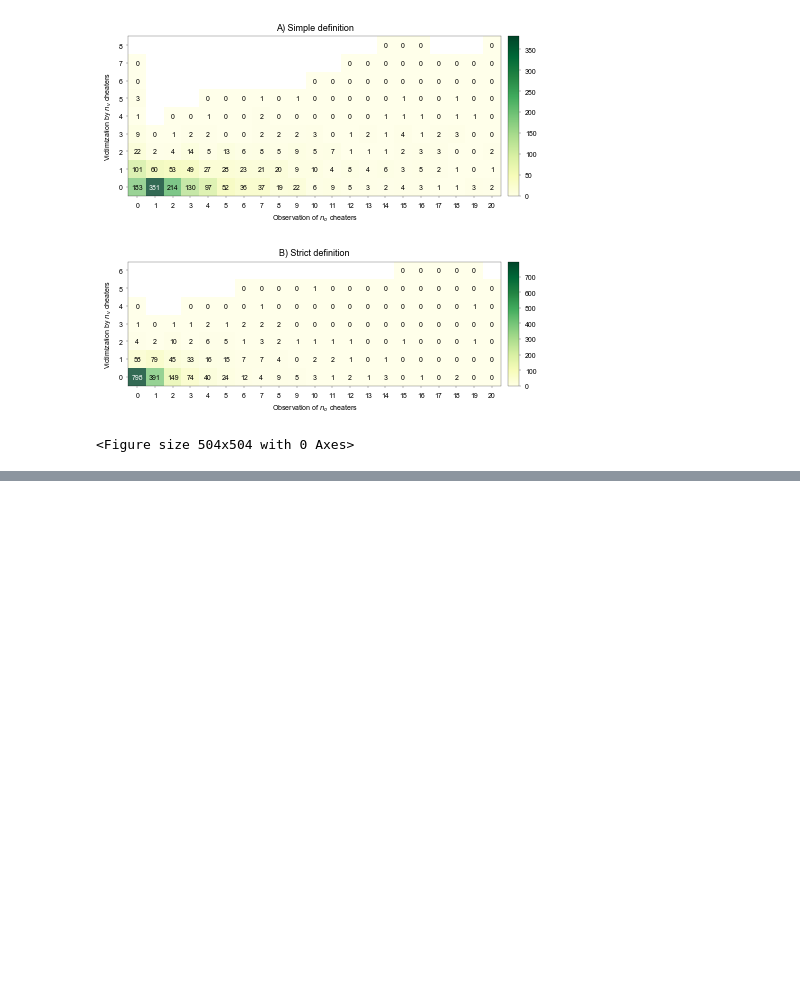
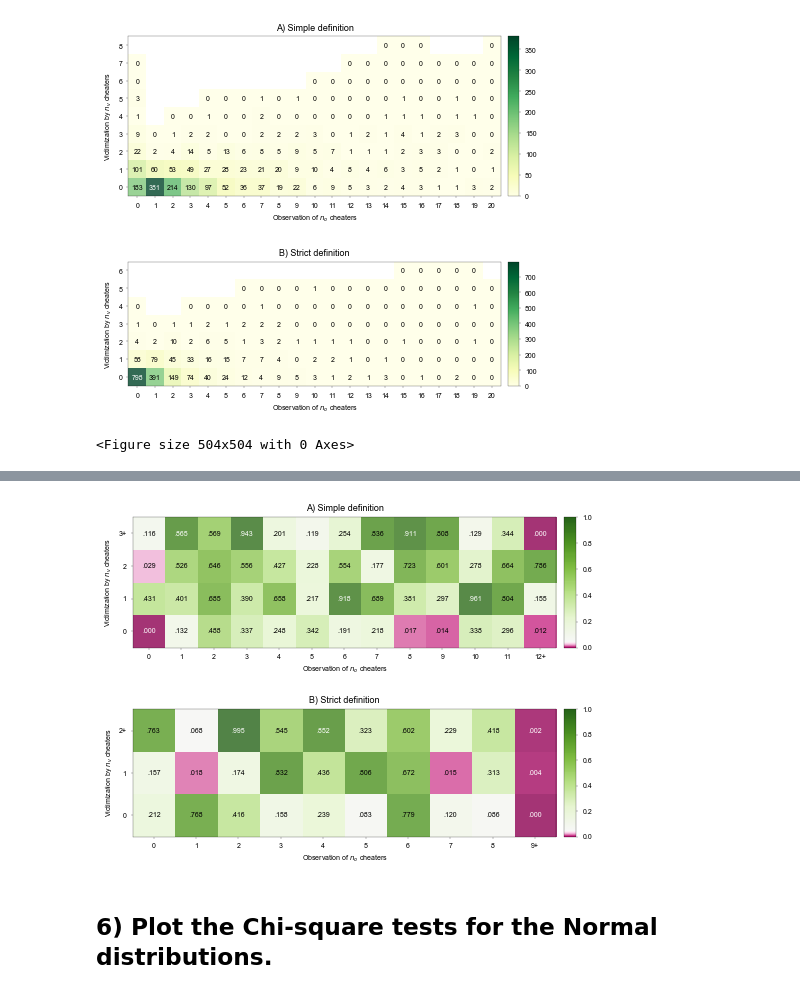
Before and after one commit to social-research/cheating, a Jupyter notebook: 08-heatmap-visualization.ipynb, the cells around one changed output, grey strips where cells are left out. Saved outputs shown, nothing was run; the diff lists cells and outputs as text; code cells hidden in the pictures; blank space fills up the shorter version.

Commit message:
Perform chi-squared tests

```diff
--- a/08-heatmap-visualization.ipynb
+++ b/08-heatmap-visualization.ipynb
@@ -640,0 +622,8 @@ fig.savefig('figs/freq.png')
+# %%
+simple_data = pd.read_csv('data/chi_sq/RO_RE_chi_sq_poiss.csv')
+piv1 = pd.pivot_table(simple_data, values="pois_pval", index=["total_exp"], columns=["total_obs"])
+print(piv1)
+
+strict_data = pd.read_csv('data/chi_sq/SO_SE_chi_sq_poiss.csv')
+piv2 = pd.pivot_table(strict_data, values="pois_pval", index=["total_exp"], columns=["total_obs"])
+print(piv2)
@@ -640,0 +648,17 @@ fig.savefig('figs/freq.png')
+# %%
+# Plot a heatmap of P-values (Poisson).
+fig, (ax1, ax2) = plt.subplots(2, 1, figsize=(7, 5.4))
+
+xticks1 = [0, 1, 2, 3, 4, 5, 6, 7, 8, 9, 10, 11, '12+']
+yticks1 = [0, 1, 2, '3+']
+plot_heatmap(ax1, piv1, xticks1, yticks1, 'A) Simple definition')
+
+xticks2 = [0, 1, 2, 3, 4, 5, 6, 7, 8, '9+']
+yticks2 = [0, 1, '2+']
+plot_heatmap(ax2, piv2, xticks2, yticks2, 'B) Strict definition')
+plt.tight_layout()
+plt.show()
+# %% [output]
+[figure, added]
+# %% [markdown]
+## 6) Plot the Chi-square tests for the Normal distributions.
```
Also changed, not shown: parts of 18 cells of this notebook, 7 other files.
